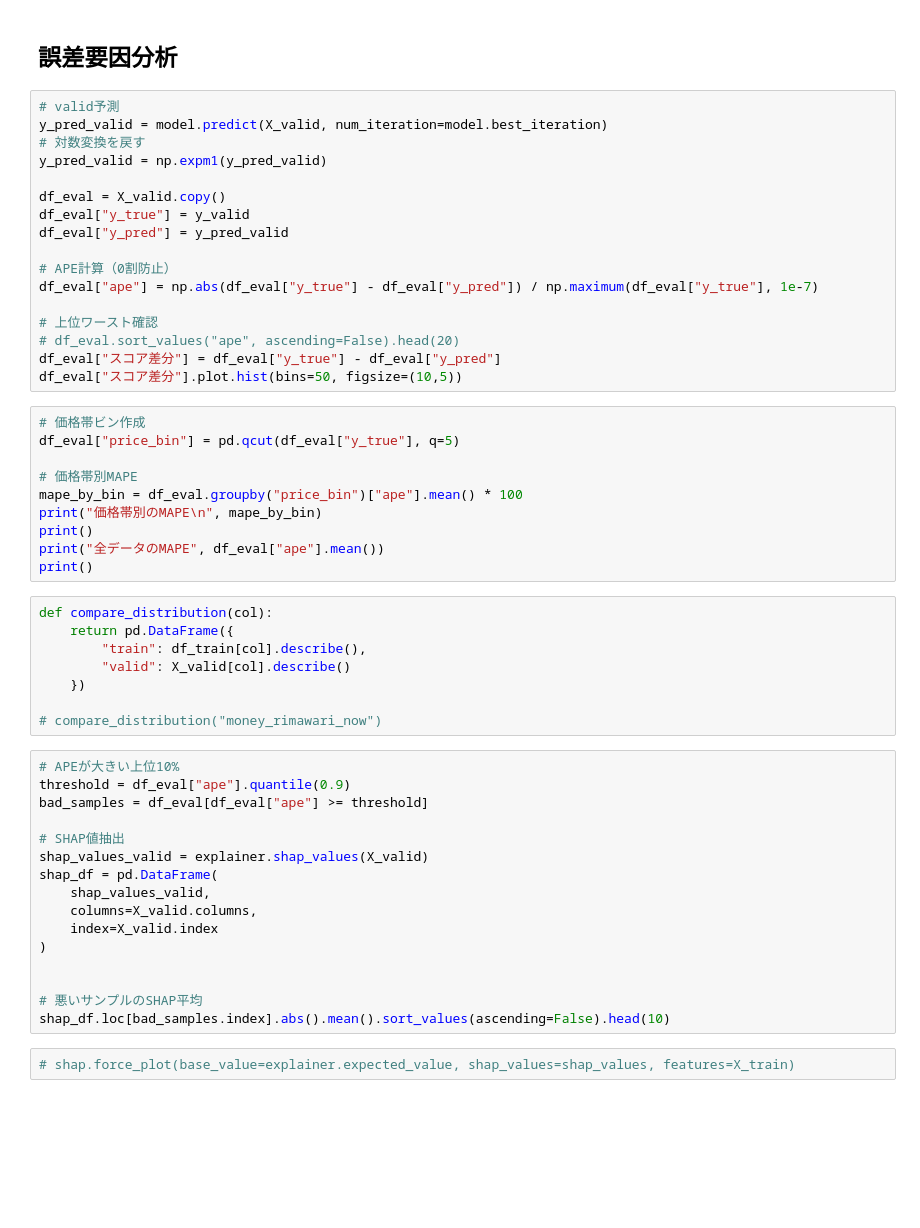
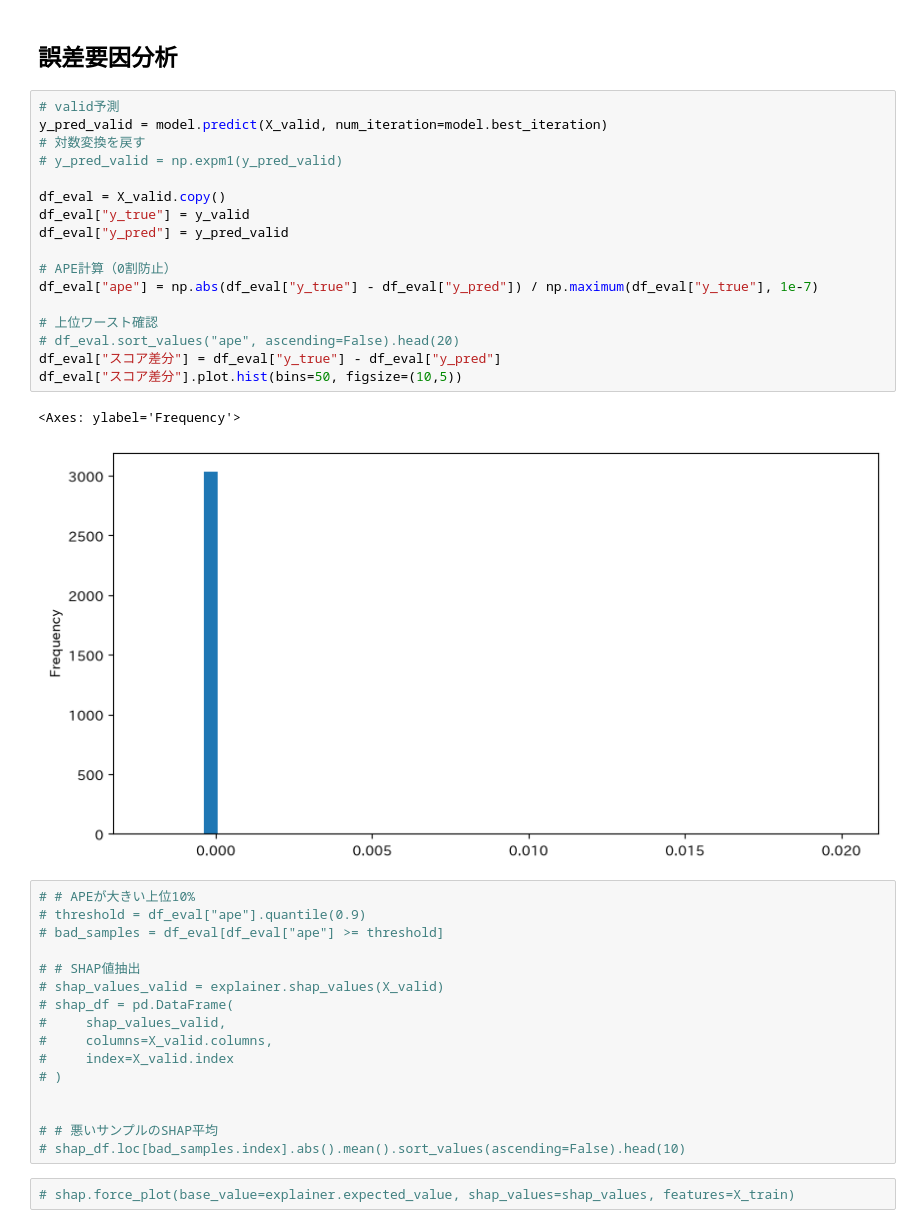
Before and after one commit to keiseki-eng/JR_train_snow, a Jupyter notebook: 10.Notebook/base_line.ipynb, the cells around one changed output. Drawn from its saved outputs; the diff is of its cells as text; blank space fills up the shorter version.

```diff
--- a/10.Notebook/base_line.ipynb
+++ b/10.Notebook/base_line.ipynb
@@ -383,53 +400,38 @@ df_scores_submit.to_csv("submit.csv", index=True, header=False)
 # %%
 # valid予測
 y_pred_valid = model.predict(X_valid, num_iteration=model.best_iteration)
 # 対数変換を戻す
-y_pred_valid = np.expm1(y_pred_valid)
+# y_pred_valid = np.expm1(y_pred_valid)
 
 df_eval = X_valid.copy()
 df_eval["y_true"] = y_valid
 df_eval["y_pred"] = y_pred_valid
 
 # APE計算（0割防止）
 df_eval["ape"] = np.abs(df_eval["y_true"] - df_eval["y_pred"]) / np.maximum(df_eval["y_true"], 1e-7)
 
 # 上位ワースト確認
 # df_eval.sort_values("ape", ascending=False).head(20)
 df_eval["スコア差分"] = df_eval["y_true"] - df_eval["y_pred"]
 df_eval["スコア差分"].plot.hist(bins=50, figsize=(10,5))
+# %% [output]
+<Axes: ylabel='Frequency'>
+[figure, added]
-# %%
-# 価格帯ビン作成
-df_eval["price_bin"] = pd.qcut(df_eval["y_true"], q=5)
-
-# 価格帯別MAPE
-mape_by_bin = df_eval.groupby("price_bin")["ape"].mean() * 100
-print("価格帯別のMAPE\n", mape_by_bin)
-print()
-print("全データのMAPE", df_eval["ape"].mean())
-print()
-# %%
-def compare_distribution(col):
-    return pd.DataFrame({
-        "train": df_train[col].describe(),
-        "valid": X_valid[col].describe()
-    })
-
-# compare_distribution("money_rimawari_now")
 # %%
-# APEが大きい上位10%
-threshold = df_eval["ape"].quantile(0.9)
-bad_samples = df_eval[df_eval["ape"] >= threshold]
+# # APEが大きい上位10%
+# threshold = df_eval["ape"].quantile(0.9)
+# bad_samples = df_eval[df_eval["ape"] >= threshold]
 
-# SHAP値抽出
-shap_values_valid = explainer.shap_values(X_valid)
-shap_df = pd.DataFrame(
-    shap_values_valid,
-    columns=X_valid.columns,
-    index=X_valid.index
-)
+# # SHAP値抽出
+# shap_values_valid = explainer.shap_values(X_valid)
+# shap_df = pd.DataFrame(
+#     shap_values_valid,
+#     columns=X_valid.columns,
+#     index=X_valid.index
+# )
 
 
-# 悪いサンプルのSHAP平均
-shap_df.loc[bad_samples.index].abs().mean().sort_values(ascending=False).head(10)
+# # 悪いサンプルのSHAP平均
+# shap_df.loc[bad_samples.index].abs().mean().sort_values(ascending=False).head(10)
 # %%
 # shap.force_plot(base_value=explainer.expected_value, shap_values=shap_values, features=X_train)
```
Also changed, not shown: parts of 10 cells of this notebook, 7 other files.
